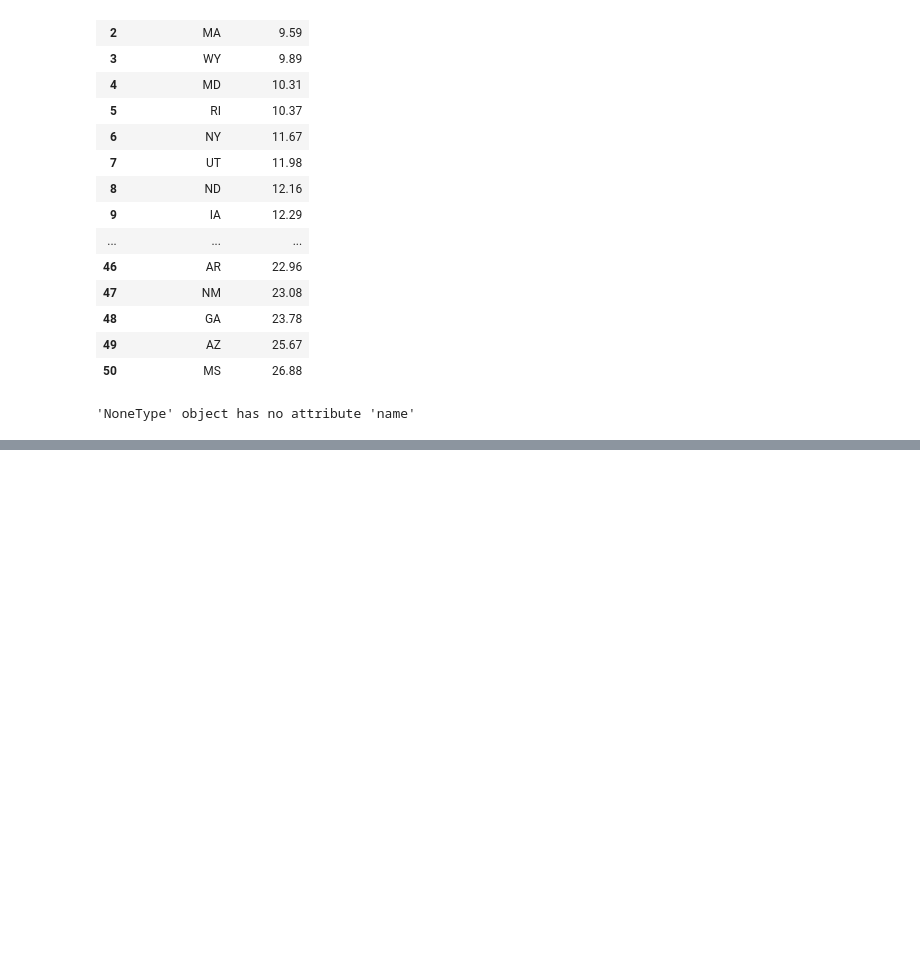
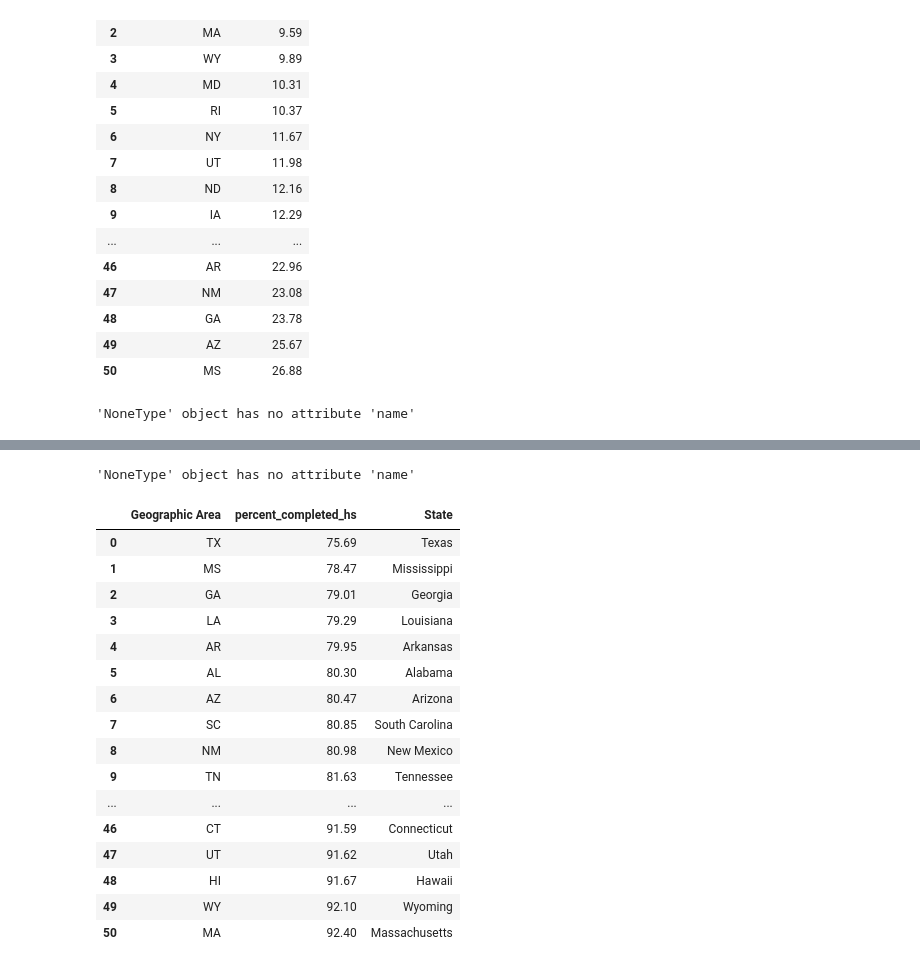
Before and after one commit to shubhenduanupamdutta/Portfolio_19_Death_Police_US, a Jupyter notebook: Fatal_Force_Analysis.ipynb, the cells around one changed output, grey strips where cells are left out. Cells and saved outputs as stored; diff of their text form; code cells hidden in the pictures; blank space fills up the shorter version.

Commit message:
Charting and calculating high school graduation
Calculated average graduation rate per state and charted in ascending.

```diff
--- a/Fatal_Force_Analysis.ipynb
+++ b/Fatal_Force_Analysis.ipynb
@@ -287,0 +296,37 @@ poverty.show()
+# %%
+df_pct_completed_hs = df_pct_completed_hs.convert_dtypes()
+df_pct_completed_hs = df_pct_completed_hs[-df_pct_completed_hs["percent_completed_hs"].str.contains(
+    "-")]
+df_pct_completed_hs['percent_completed_hs'] = pd.to_numeric(
+    df_pct_completed_hs["percent_completed_hs"])
+# %%
+from webbrowser import get
+
+
+highschool_by_state = (df_pct_completed_hs
+                    .groupby("Geographic Area")
+                    .agg({"percent_completed_hs": "mean"})
+                    .sort_values("percent_completed_hs")
+)
+highschool_by_state = highschool_by_state.reset_index()
+highschool_by_state['State'] = highschool_by_state["Geographic Area"].apply(get_state_name)
+highschool_by_state
+# %% [output]
+'NoneType' object has no attribute 'name'
+|  | Geographic Area | percent_completed_hs | State |
+| 0 | TX | 75.69 | Texas |
+| 1 | MS | 78.47 | Mississippi |
+| 2 | GA | 79.01 | Georgia |
+| 3 | LA | 79.29 | Louisiana |
+| 4 | AR | 79.95 | Arkansas |
+| 5 | AL | 80.30 | Alabama |
+| 6 | AZ | 80.47 | Arizona |
+| 7 | SC | 80.85 | South Carolina |
+| 8 | NM | 80.98 | New Mexico |
+| 9 | TN | 81.63 | Tennessee |
+| ... | ... | ... | ... |
+| 46 | CT | 91.59 | Connecticut |
+| 47 | UT | 91.62 | Utah |
+| 48 | HI | 91.67 | Hawaii |
+| 49 | WY | 92.10 | Wyoming |
+| 50 | MA | 92.40 | Massachusetts |
```
Also changed, not shown: parts of 6 cells of this notebook.
